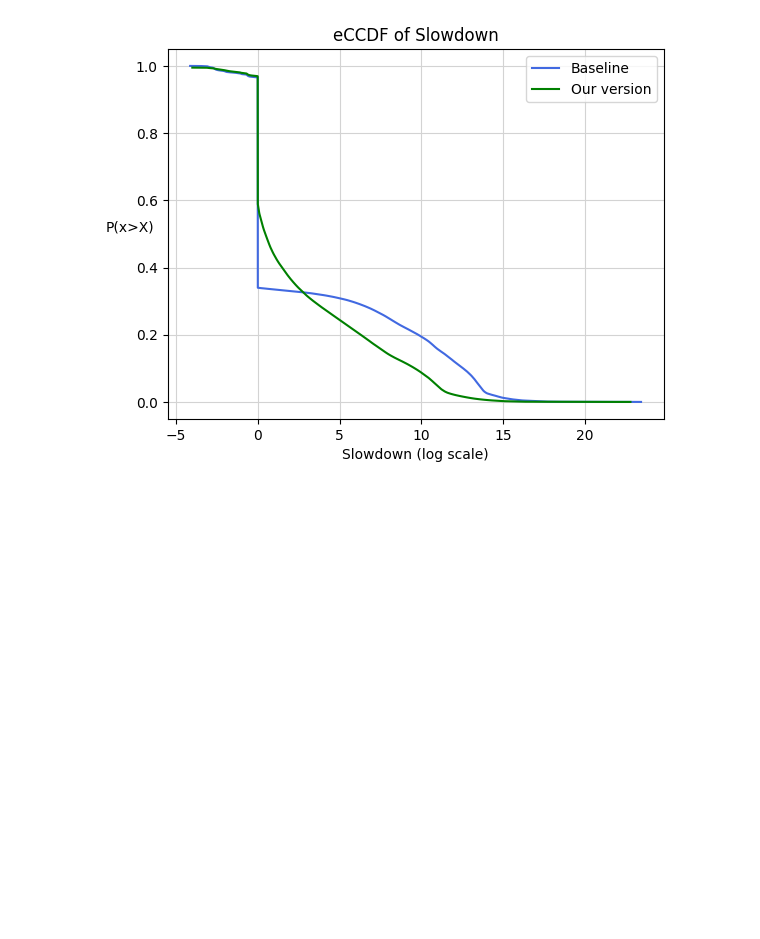
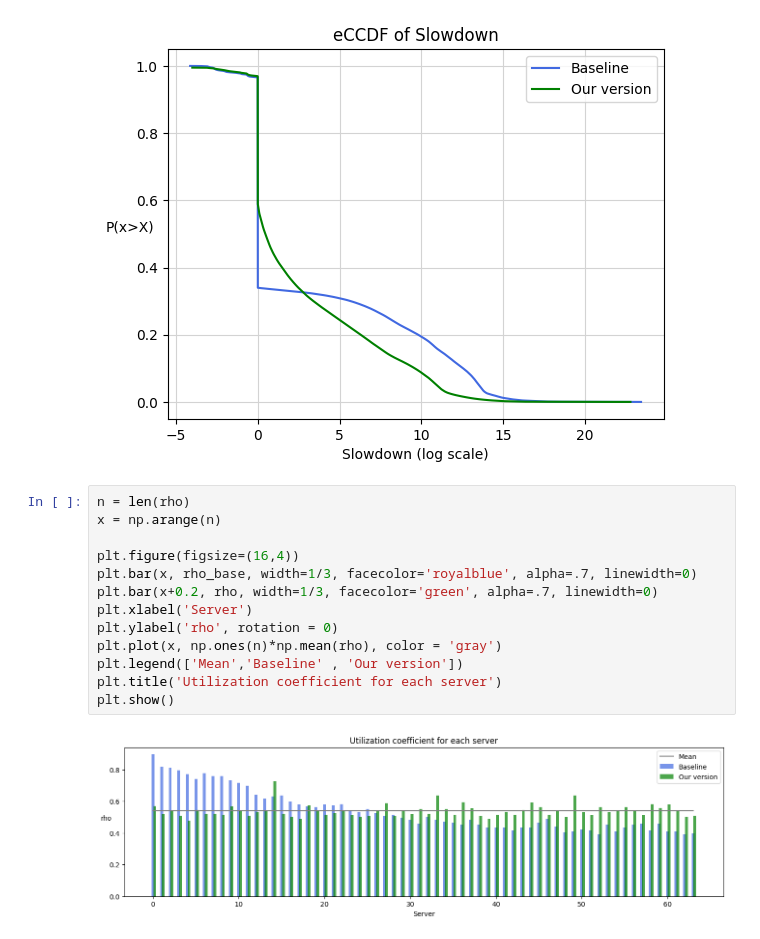
Before and after one commit to MaviVestini/DataCenters, a Jupyter notebook: Challenge2.ipynb, the cells around one changed output. Drawn from its saved outputs; the diff is of its cells as text; blank space fills up the shorter version.

Commit message:
plot rho

```diff
--- a/Challenge2.ipynb
+++ b/Challenge2.ipynb
@@ -524,3 +524,18 @@ plt.grid(which='major', color = 'lightgray')
 plt.show()
 # %% [output]
 [figure]
+# %%
+n = len(rho)
+x = np.arange(n)
+
+plt.figure(figsize=(16,4))
+plt.bar(x, rho_base, width=1/3, facecolor='royalblue', alpha=.7, linewidth=0)
+plt.bar(x+0.2, rho, width=1/3, facecolor='green', alpha=.7, linewidth=0)
+plt.xlabel('Server')
+plt.ylabel('rho', rotation = 0)
+plt.plot(x, np.ones(n)*np.mean(rho), color = 'gray')
+plt.legend(['Mean','Baseline' , 'Our version'])
+plt.title('Utilization coefficient for each server')
+plt.show()
+# %% [output]
+[figure, added]
```
